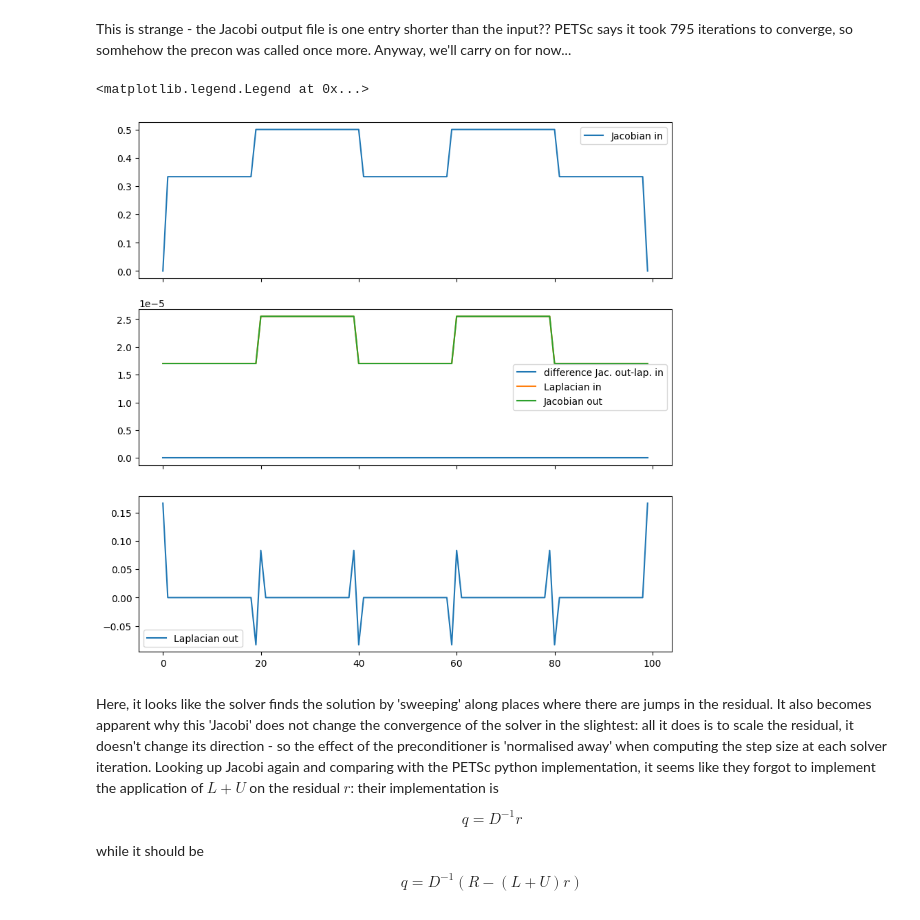
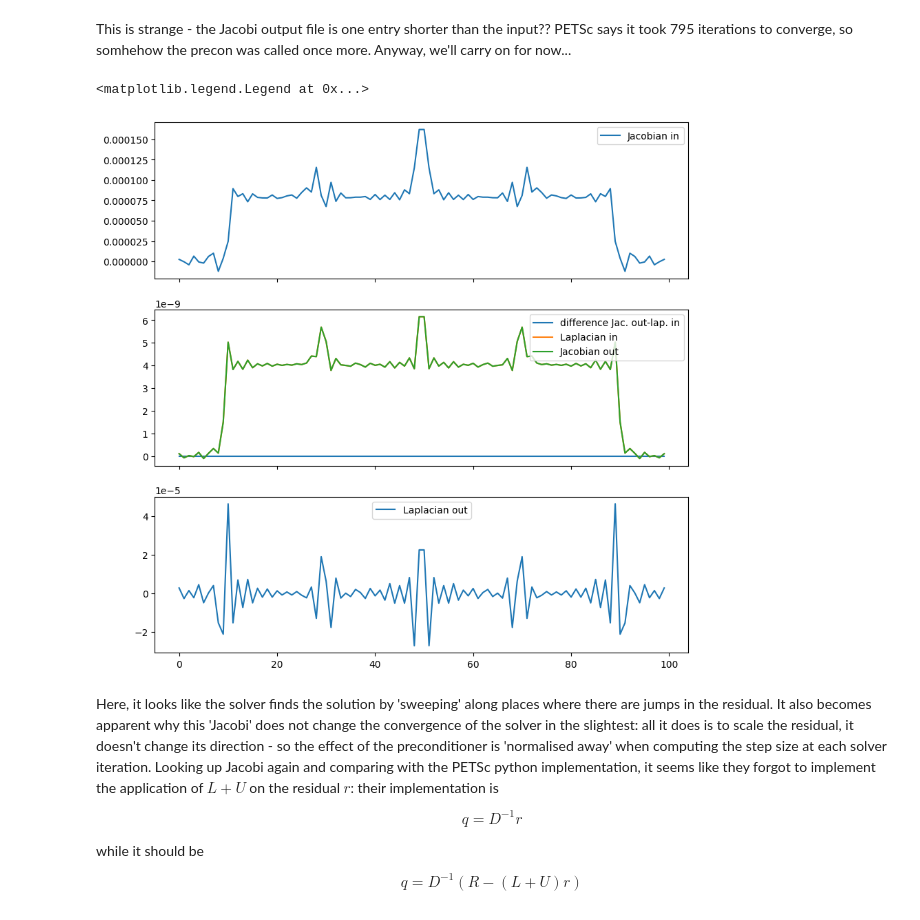
Before and after one commit to benni-bu/gusto, a Jupyter notebook: learning/testnb.ipynb, the cells around one changed output. Drawn from its saved outputs; the diff is of its cells as text; code cells hidden in the pictures.

```diff
--- a/learning/testnb.ipynb
+++ b/learning/testnb.ipynb
@@ -320,21 +320,21 @@ num. of vectors in Laplacian input file:  798
 # %% [markdown]
 This is strange - the Jacobi output file is one entry shorter than the input?? PETSc says it took 795 iterations to converge, so somhehow the precon was called once more. Anyway, we'll carry on for now...
 # %%
-it = 60
+it = 650
 fig, ax = plt.subplots(3,1, sharex = True, figsize = (10, 10))
 #somehow, we need to off-set the Laplacian data by two to get the input and output to match. So here laplacian is called another moot time?
 ax[1].plot(jac_outvecs[it] - lapl_jac_invecs[it+2], label = 'difference Jac. out-lap. in')
 ax[1].plot(lapl_jac_invecs[it+2], label = 'Laplacian in')
 ax[1].plot(jac_outvecs[it], label = 'Jacobian out')
 ax[1].legend()
 
 ax[0].plot(jac_invecs[it], label = 'Jacobian in')
 ax[2].plot(lapl_jac_outvecs[it+2], label = 'Laplacian out')
 ax[0].legend()
 ax[2].legend()
 # %% [output]
 <matplotlib.legend.Legend at 0x...>
-[figure, old version]
+[figure, new version]
 # %% [markdown]
 Here, it looks like the solver finds the solution by 'sweeping' along places where there are jumps in the residual. It also becomes apparent why this 'Jacobi' does not change the convergence of the solver in the slightest: all it does is to scale the residual, it doesn't change its direction - so the effect of the preconditioner is 'normalised away' when computing the step size at each solver iteration. Looking up Jacobi again and comparing with the PETSc python implementation, it seems like they forgot to implement the application of $L+U$ on the residual $r$: their implementation is
 
```
Also changed, not shown: 1 other file.
